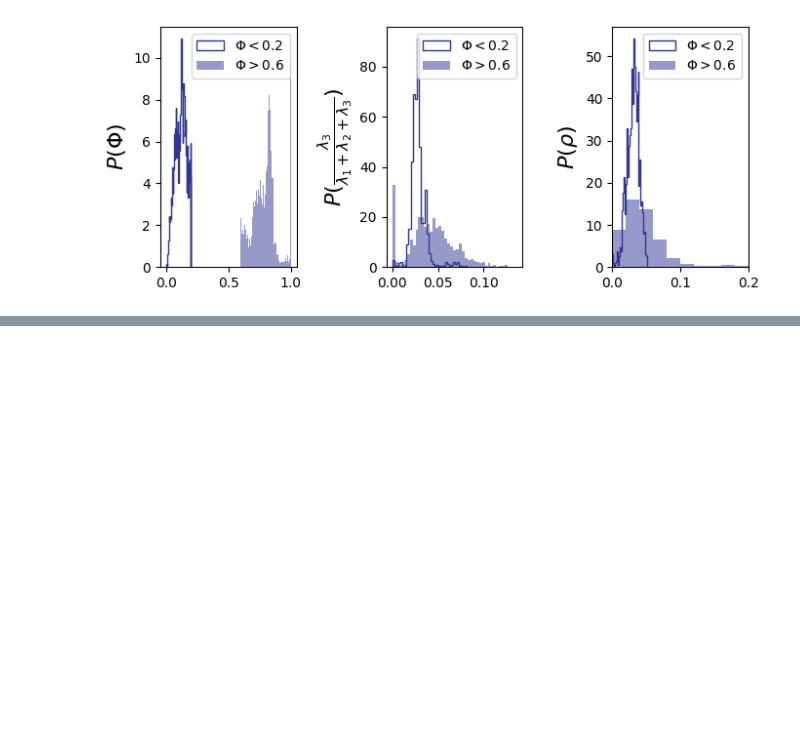
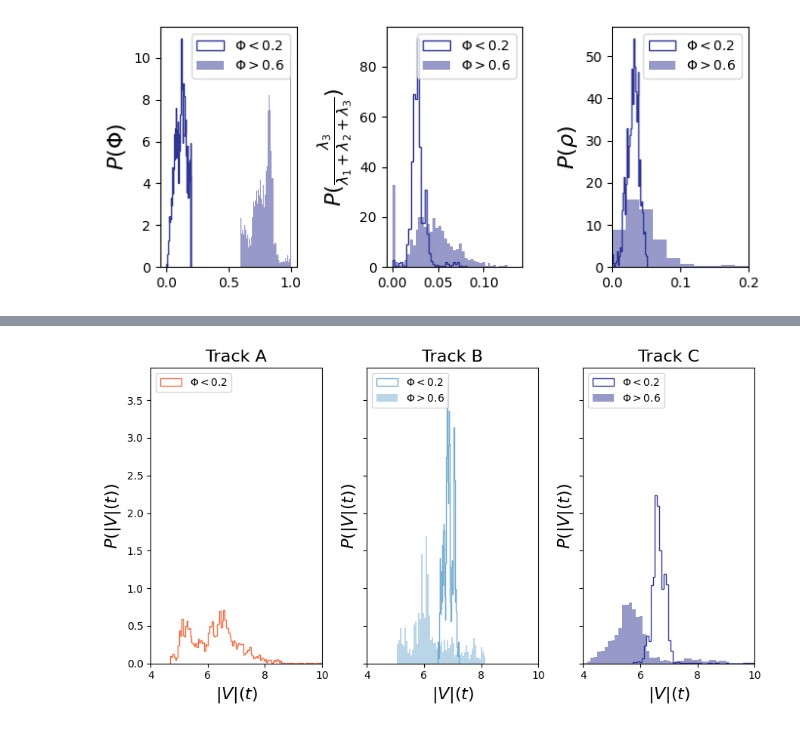
Before and after one commit to mmccraw98/flocking-emergence-iw, a Jupyter notebook: code/data/initial-data-analysis.ipynb, the cells around one changed output, grey strips where cells are left out. Saved outputs shown, nothing was run; the diff lists cells and outputs as text; code cells hidden in the pictures; blank space fills up the shorter version.

```diff
--- a/code/data/initial-data-analysis.ipynb
+++ b/code/data/initial-data-analysis.ipynb
@@ -302,0 +325,26 @@ df_A
+# %%
+labels = ['Track A', 'Track B', 'Track C']
+dfs = [df_A, df_B, df_C]
+vel_orders = [vel_order_A, vel_order_B, vel_order_C]
+cs = [colors[0], colors[3], colors[4]]
+
+fig, ax = plt.subplots(1, 3, figsize=(9, 5), sharey=True, sharex=True)
+ax[0].set_xlim(4, 10)
+for i, (df, vel_order, label, color) in enumerate(zip(dfs, vel_orders, labels, cs)):
+    for condition, cond_label in zip([vel_order > phi_high, vel_order < phi_low][::-1], [r'$\Phi>0.6$', r'$\Phi<0.2$'][::-1]):
+        df_sub = df[df.time.isin(vel_order[condition].index.values)].copy()
+        vel = vel_order[condition]
+        vel_mag = df_sub.groupby('time').V.mean().values
+        if vel.size > 0:
+            if cond_label == r'$\Phi>0.6$':
+                ax[i].hist(vel_mag, bins=int(np.sqrt(vel_mag.size)), color=color, density=True, label=cond_label, alpha=0.5)
+            else:
+                ax[i].hist(vel_mag, bins=int(np.sqrt(vel_mag.size)), color=color, density=True, histtype='step', label=cond_label)
+    ax[i].legend(loc='upper left')
+    ax[i].set_xlabel('$|V|(t)$', fontsize=16)
+    ax[i].set_ylabel(r'$P(|V|(t))$', fontsize=16)
+    ax[i].set_title(label, fontsize=16)
+plt.tight_layout()
+plt.savefig(f'high_vs_low_order_correlations_PDF_velocity_magnitude.png', dpi=300, bbox_inches='tight')
+# %% [output]
+[figure, added]
```
Also changed, not shown: parts of 7 cells of this notebook, 3 other files.
